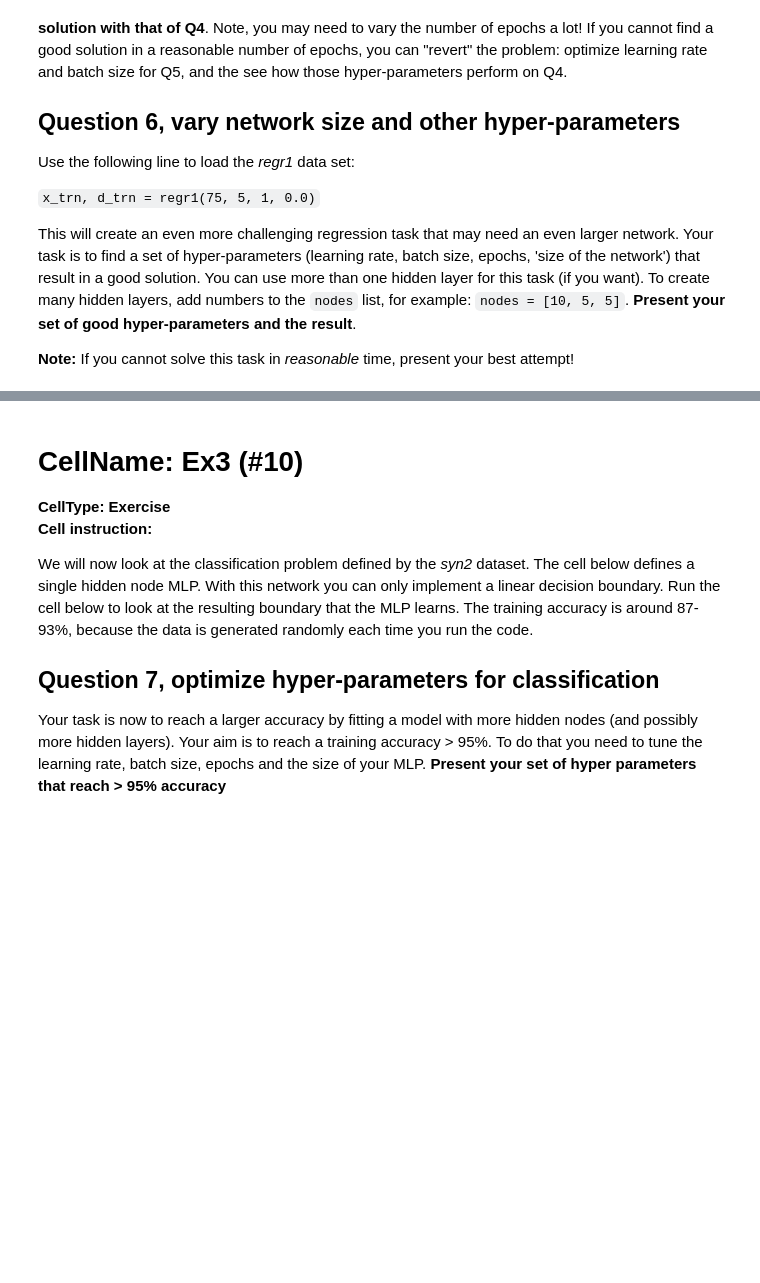
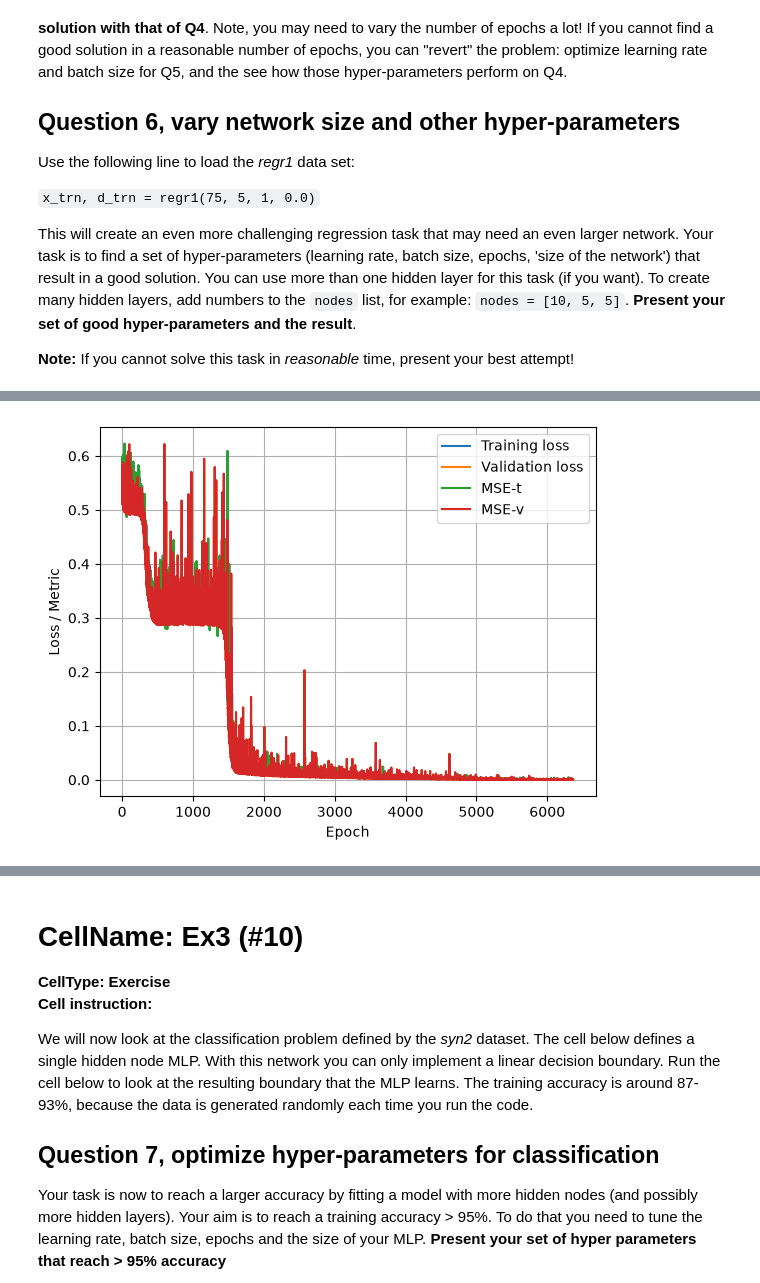
Before and after one commit to martincloven/BERN04, a Jupyter notebook: lab1.ipynb, the cells around one changed output, grey strips where cells are left out. Saved outputs shown, nothing was run; the diff lists cells and outputs as text; code cells hidden in the pictures; blank space fills up the shorter version.

```diff
--- a/lab1.ipynb
+++ b/lab1.ipynb
@@ -732,52 +747,71 @@ np.random.seed(seed) if seed else None
 # For Q6:
 x_trn, d_trn = regr1(75, 5, 1, 0.0)
 
+n1 = 5
+
+epoch_arr = np.zeros(n1)
+
 # Standardization of inputs
-mu, std = standard(x_trn)
-x_trn = (x_trn - mu) / std
+for i in range(n1):
+    mu, std = standard(x_trn)
+    x_trn = (x_trn - mu) / std
 
-# Define the network, cost function and training settings
-model_ex2 = Network(
-    inputs=1,            # number of input nodes
-    outputs=1,           # number of output nodes
-    nodes=[20,10,10],           # number of nodes in hidden layer
-    activation=nn.Tanh,  # activation function in hidden layer
-    out_activation=None  # activation function in output layer (if not linear)
-    ).to(device)         # move data to GPU or keep with CPU
+    #| 6  | 0.1 | $ 0.0011 \pm 0.0003$ |
 
-# Optimization parameters
-opt_method = torch.optim.SGD  # minimization method
-learning_rate = 0.1          # learning rate
-loss_fn = nn.MSELoss()        # loss function, MSE
-number_epochs = 100000
-minibatch_size = 12
 
-# Additional metrics to print
-metrics = {'MSE': MSEMetric()}
+    # Define the network, cost function and training settings
+    model_ex2 = Network(
+        inputs=1,            # number of input nodes
+        outputs=1,           # number of output nodes
+        nodes=[10],           # number of nodes in hidden layer
+        activation=nn.Tanh,  # activation function in hidden layer
+        out_activation=None  # activation function in output layer (if not linear)
+        ).to(device)         # move data to GPU or keep with CPU
 
-# Print a summary of the model
-print(model_ex2)
+    # Optimization parameters
+    opt_method = torch.optim.SGD  # minimization method
+    learning_rate = 0.1          # learning rate
+    loss_fn = nn.MSELoss()        # loss function, MSE
+    number_epochs = 100000
+    minibatch_size = 6
 
-# Set up the optimizer
-optimizer = opt_method(model_ex2.parameters(), lr=learning_rate)
+    # Additional metrics to print
+    metrics = {'MSE': MSEMetric()}
 
-# Turn the training data into a dataset with Tensors on the GPU or CPU
-dset_trn = TensorDataset(torch.tensor(x_trn, device=device, dtype=dtype_torch),
-                         torch.tensor(d_trn, device=device, dtype=dtype_torch))
+    # Print a summary of the model
+    print(model_ex2)
 
-# Create a batch loader for the training data, with reshuffling each epoch for SGD.
-dl_trn = DataLoader(dset_trn, batch_size=minibatch_size, shuffle=True)
+    # Set up the optimizer
+    optimizer = opt_method(model_ex2.parameters(), lr=learning_rate)
 
-# Train the network and print the progress
-train_loss, val_loss, metrics_res = train_loop(
-    model=model_ex2,
-    train_dataloader=dl_trn,
-    val_dataloader=dl_trn, # Test with the training data
-    loss_fn=loss_fn,
-    metrics=metrics,
-    optimizer=optimizer,
-    print_every=100,
-    epochs=number_epochs)
+    # Turn the training data into a dataset with Tensors on the GPU or CPU
+    dset_trn = TensorDataset(torch.tensor(x_trn, device=device, dtype=dtype_torch),
+                            torch.tensor(d_trn, device=device, dtype=dtype_torch))
+
+    # Create a batch loader for the training data, with reshuffling each epoch for SGD.
+    dl_trn = DataLoader(dset_trn, batch_size=minibatch_size, shuffle=True)
+
+    # Train the network and print the progress
+    train_loss, val_loss, metrics_res, epochs_train = train_loop(
+        model=model_ex2,
+        train_dataloader=dl_trn,
+        val_dataloader=dl_trn, # Test with the training data
+        loss_fn=loss_fn,
+        metrics=metrics,
+        optimizer=optimizer,
+        print_every=100,
+        epochs=number_epochs)
+
+    epoch_arr[i] = epochs_train
+    #batch_loss[i] = val_loss[-1]
+
+
+print("asdsds")
+summation = 0
+for i in range(n1):
+    summation += epoch_arr[i]
+err = standard_div(summation / n1, epoch_arr)
+print("loss:",summation / n1 ,"+-", err)
 
 # Plot the training history
 plot_training(train_loss, val_loss, metrics_res)
@@ -800,0 +851 @@ plt.show()
+[figure, added]
```
Also changed, not shown: parts of 7 cells of this notebook.
